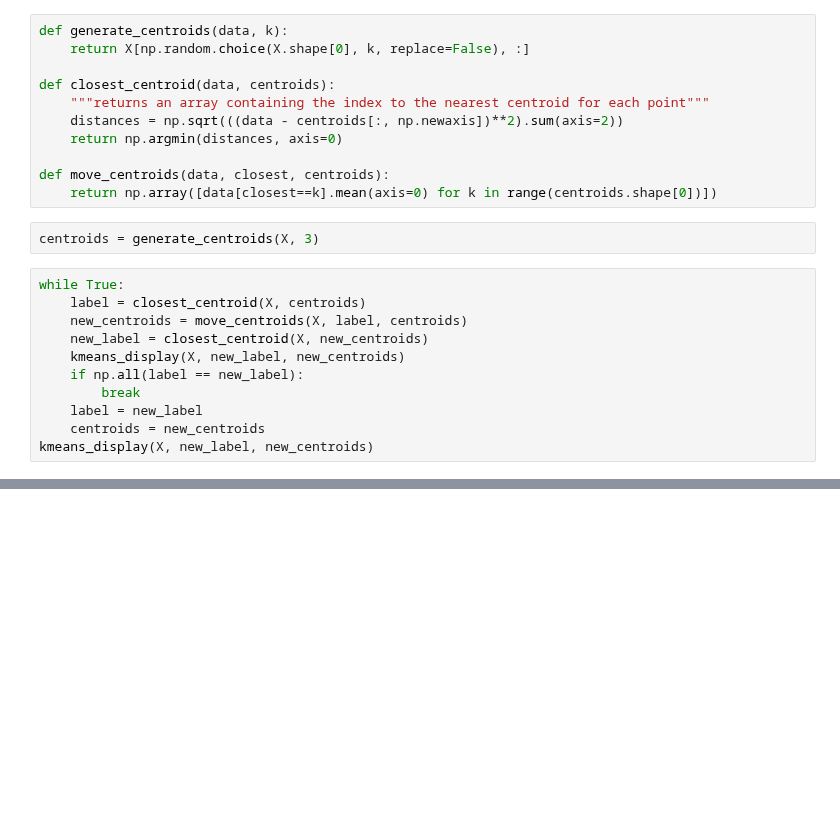
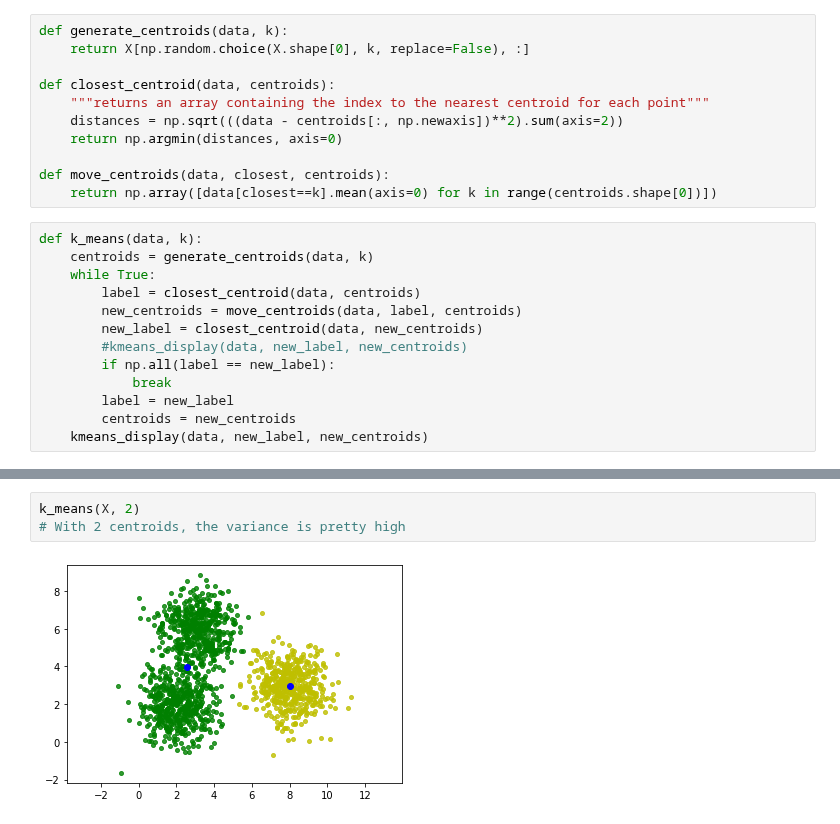
Before and after one commit to khoa2181/DataPreparation, a Jupyter notebook: Homework 2 - K Means.ipynb, the cells around one changed output, grey strips where cells are left out. Drawn from its saved outputs; the diff is of its cells as text; blank space fills up the shorter version.

```diff
--- a/Homework 2 - K Means.ipynb
+++ b/Homework 2 - K Means.ipynb
@@ -45,16 +45,16 @@ def closest_centroid(data, centroids):
 
 def move_centroids(data, closest, centroids):
     return np.array([data[closest==k].mean(axis=0) for k in range(centroids.shape[0])])
-# %%
-centroids = generate_centroids(X, 3)
 # %%
-while True:
-    label = closest_centroid(X, centroids)
-    new_centroids = move_centroids(X, label, centroids)
-    new_label = closest_centroid(X, new_centroids)
-    kmeans_display(X, new_label, new_centroids)
-    if np.all(label == new_label):
-        break
-    label = new_label
-    centroids = new_centroids
-kmeans_display(X, new_label, new_centroids)
+def k_means(data, k):
+    centroids = generate_centroids(data, k)
+    while True:
+        label = closest_centroid(data, centroids)
+        new_centroids = move_centroids(data, label, centroids)
+        new_label = closest_centroid(data, new_centroids)
+        #kmeans_display(data, new_label, new_centroids)
+        if np.all(label == new_label):
+            break
+        label = new_label
+        centroids = new_centroids
+    kmeans_display(data, new_label, new_centroids)
@@ -69,0 +61,5 @@ kmeans_display(X, new_label, new_centroids)
+# %%
+k_means(X, 2)
+# With 2 centroids, the variance is pretty high
+# %% [output]
+[figure, added]
```
Also changed, not shown: parts of 4 cells of this notebook.
